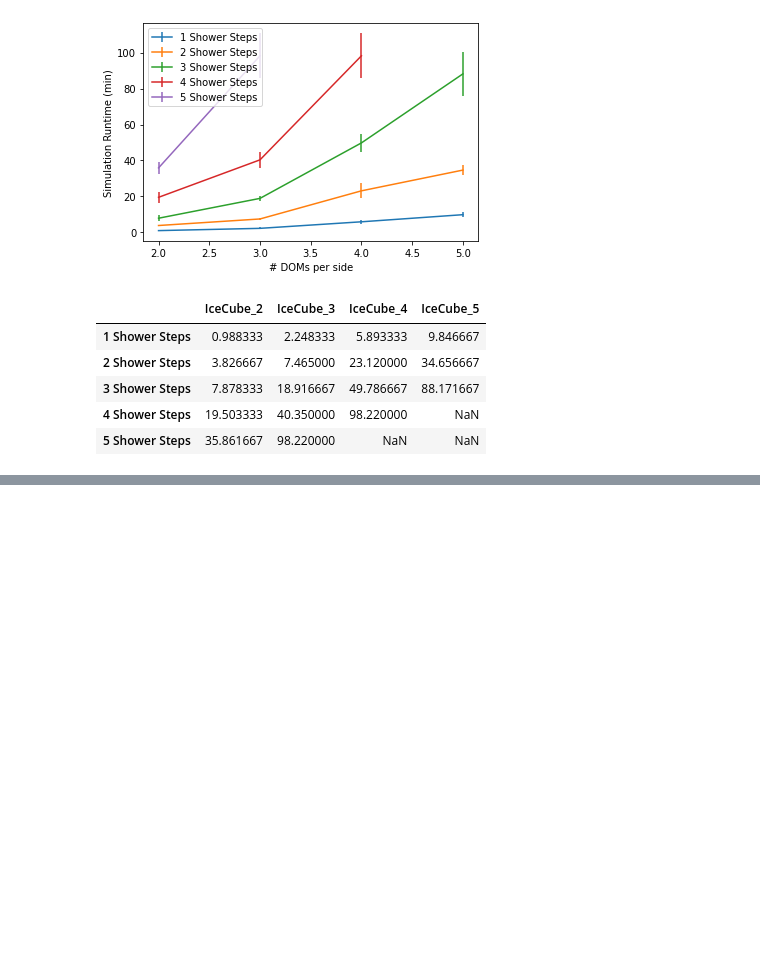
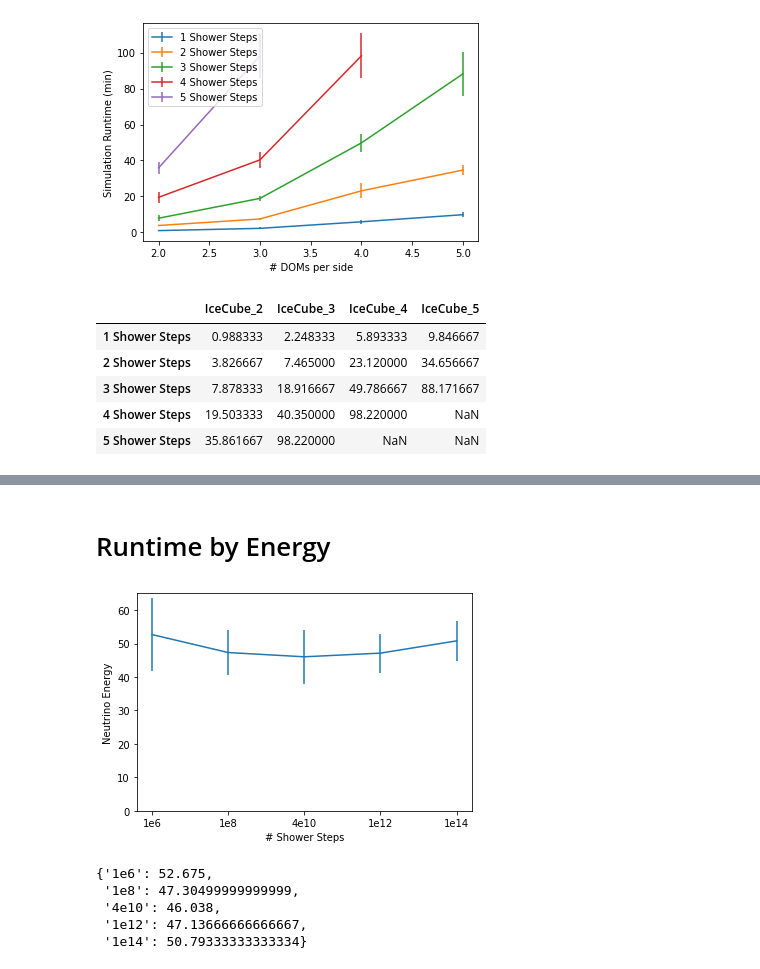
Before and after one commit to abigailbishop/PHY736-IceCube-Project, a Jupyter notebook: Runtime Analysis.ipynb, the cells around one changed output, grey strips where cells are left out. Drawn from its saved outputs; the diff is of its cells as text; code cells hidden in the pictures; blank space fills up the shorter version.

```diff
--- a/Runtime Analysis.ipynb
+++ b/Runtime Analysis.ipynb
@@ -143,0 +251,44 @@ pd.DataFrame(runtimes_mean)
+# %% [markdown]
+# Runtime by Energy
+# %%
+# for IceCube 4 and 3 shower steps
+runtimes = {
+    '1e6':  [ 40+(34/60), 62+(46/60), 63+(18/60), 62+(13/60), 57+(53/60),
+              54+(45/60), 57+(28/60), 36+( 3/60), 33+(47/60), 57+(58/60) ],
+    '1e8':  [ 54+( 7/60), 37+( 9/60), 33+(14/60), 49+(17/60), 50+( 8/60),
+              45+(57/60), 49+(43/60), 56+(17/60), 48+(39/60), 48+(32/60) ],
+    '4e10': [ 56+(39/60), 39+(30/60), 42+(46/60), 33+(53/60), 39+(33/60),
+              39+(20/60), 56+( 9/60), 56+(16/60), 44+(54/60), 51+(19/50) ],
+    '1e12': [ 56+( 1/60), 49+(30/60), 47+(29/60), 45+(33/60), 32+(43/60),
+              45+(27/60), 48+(52/60), 43+(58/60), 51+(24/60), 50+(25/60) ],
+    '1e14': [ 52+(54/60), 51+(10/60), 52+(11/60), 56+(47/60), 52+(56/60),
+              43+(32/60), 55+(57/60), 36+(38/60), 55+(35/60), 50+(16/60) ],
+}
+# %%
+runtimes_mean = {}
+runtimes_std  = {}
+
+for energy, runtime in runtimes.items():
+    runtimes_mean[energy] = np.mean(runtime)
+    runtimes_std[energy]  = np.std(runtime)
+# %%
+# Plots by shower steps
+fig, ax = plt.subplots()
+xs = list(runtimes_mean.keys())
+ys = list(runtimes_mean.values())
+yerrs = list(runtimes_std.values())
+ax.errorbar(xs, ys, yerrs)
+ax.set_xlabel("# Shower Steps")
+ax.set_ylabel("Neutrino Energy")
+ax.set_ylim(0,65)
+plt.show()
+# %% [output]
+[figure, added]
+# %%
+runtimes_mean
+# %% [output]
+{'1e6': 52.675,
+ '1e8': 47.30499999999999,
+ '4e10': 46.038,
+ '1e12': 47.13666666666667,
+ '1e14': 50.79333333333334}
```
Also changed, not shown: parts of 8 cells of this notebook.
